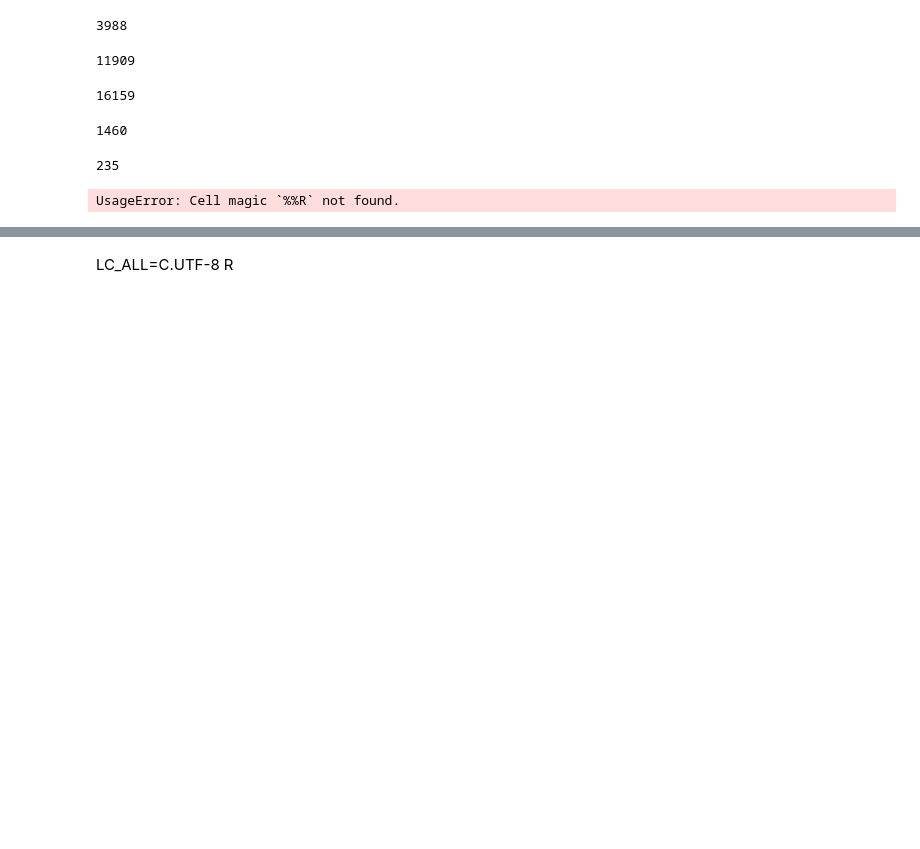
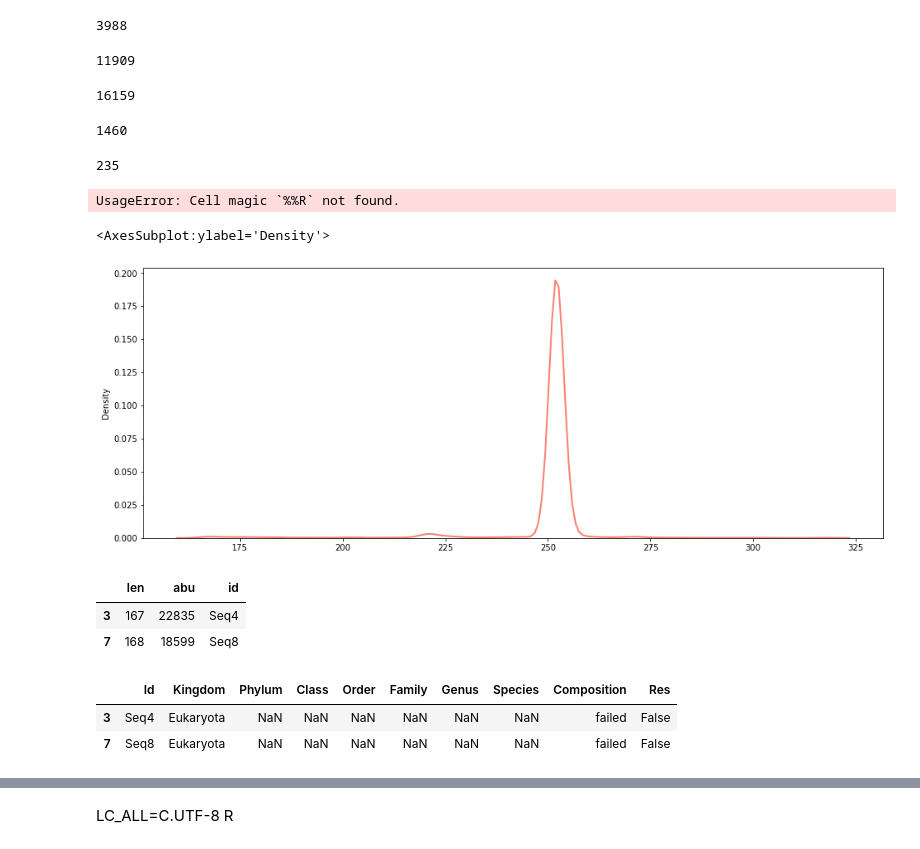
Before and after one commit to crabron/ARRIAM, a Jupyter notebook: align.ipynb, the cells around one changed output, grey strips where cells are left out. Drawn from its saved outputs; the diff is of its cells as text; code cells hidden in the pictures; blank space fills up the shorter version.

```diff
--- a/align.ipynb
+++ b/align.ipynb
@@ -238,0 +246,7 @@ UsageError: Cell magic `%%R` not found.
+# %%
+path = "rep_seq.fasta"
+
+sizes = [len(rec) for rec in SeqIO.parse(path, 'fasta')]
+# %% [output]
+<AxesSubplot:ylabel='Density'>
+[figure, added]
@@ -238,0 +259,12 @@ UsageError: Cell magic `%%R` not found.
+# %%
+df_ill.loc[(df_ill['abu'] > 10000) & (df_ill['len'] < 200)]
+# %% [output]
+|  | len | abu | id |
+| 3 | 167 | 22835 | Seq4 |
+| 7 | 168 | 18599 | Seq8 |
+# %%
+df_mix.loc[(df_mix['Id'] == 'Seq4') | (df_mix['Id'] == 'Seq8') ]
+# %% [output]
+|  | Id | Kingdom | Phylum | Class | Order | Family | Genus | Species | Composition | Res |
+| 3 | Seq4 | Eukaryota | NaN | NaN | NaN | NaN | NaN | NaN | failed | False |
+| 7 | Seq8 | Eukaryota | NaN | NaN | NaN | NaN | NaN | NaN | failed | False |
```
Also changed, not shown: parts of 11 cells of this notebook.
